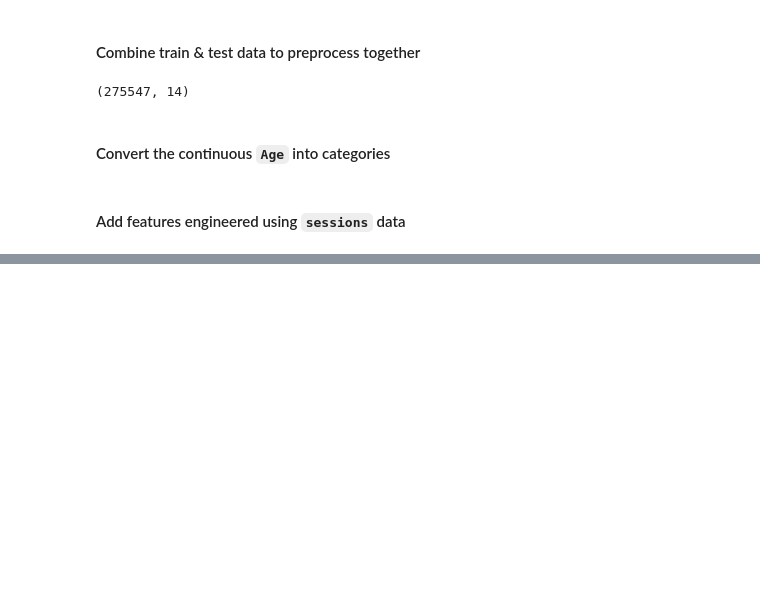
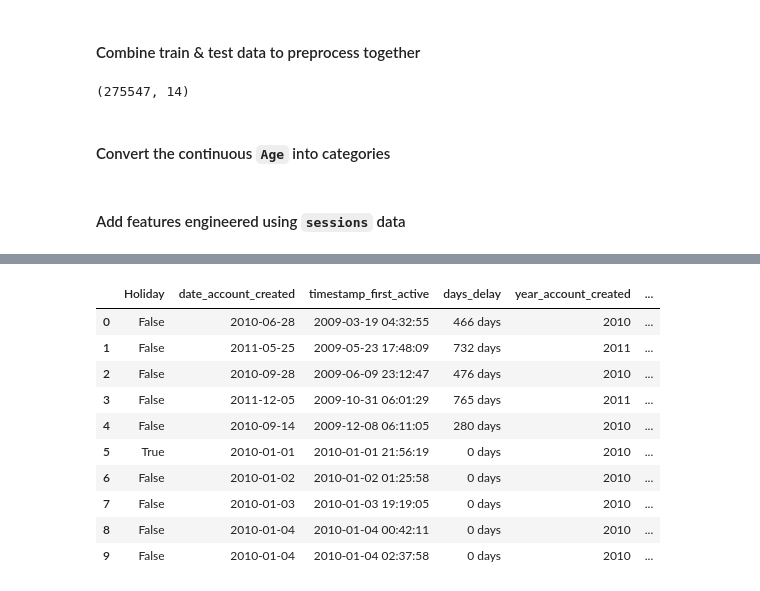
Before and after one commit to xingliuUT/History-Kaggle-Airbnb, a Jupyter notebook: solution.ipynb, the cells around one changed output, grey strips where cells are left out. Drawn from its saved outputs; the diff is of its cells as text; code cells hidden in the pictures; blank space fills up the shorter version.

Commit message:
feat: add feats (yr, mon, day in wk, holiday etc)

```diff
--- a/solution.ipynb
+++ b/solution.ipynb
@@ -440,6 +440,9 @@ for feat in cat_features:
 # %%
 train_users_data.loc[:,'date_account_created'] = pd.to_datetime(train_users_data.date_account_created)
 test_users_data.loc[:,'date_account_created'] = pd.to_datetime(test_users_data.date_account_created)
+# %%
+train_users_data.loc[:,'date_account_created'] = train_users_data.date_account_created.apply(lambda x: pd.to_datetime(x.strftime('%x')))
+test_users_data.loc[:,'date_account_created'] = test_users_data.date_account_created.apply(lambda x: pd.to_datetime(x.strftime('%x')))
 # %%
 train_users_data.loc[:,'timestamp_first_active'] = pd.to_datetime(train_users_data.timestamp_first_active.apply(str))
 test_users_data.loc[:,'timestamp_first_active'] = pd.to_datetime(test_users_data.timestamp_first_active.apply(str))
@@ -550,0 +567,34 @@ full_data = pd.merge(full_data, sessions_action_counts, how = 'left', on = 'id')
+# %%
+# full_data.loc[:,'date_account_created'] = pd.to_datetime(full_data.date_account_created)
+# full_data.loc[:,'date_account_created'] = full_data.date_account_created.apply(lambda x: pd.to_datetime(x.strftime('%x')))
+# full_data.loc[:,'timestamp_first_active'] = pd.to_datetime(full_data.timestamp_first_active.apply(str))
+
+full_data['year_account_created'] = full_data.date_account_created.apply(lambda x: x.year)
+full_data['month_account_created'] = full_data.date_account_created.apply(lambda x: x.month)
+full_data['dayinmonth_account_created'] = full_data.date_account_created.apply(lambda x: x.day)
+# Monday is 1 and Sunday is 7
+full_data['dayinweek_account_created'] = full_data.date_account_created.apply(lambda x: x.isoweekday())
+# %%
+full_data['days_delay'] = full_data.date_account_created - full_data.timestamp_first_active.apply(lambda x: pd.to_datetime(x.strftime('%x')))
+# %%
+from pandas.tseries.holiday import USFederalHolidayCalendar as calendar
+
+cal = calendar()
+holidays = cal.holidays(start = full_data.date_account_created.min(),
+                        end = full_data.date_account_created.max())
+
+full_data['Holiday'] = full_data.date_account_created.isin(holidays)
+# %%
+full_data.loc[:,['Holiday', 'date_account_created', 'timestamp_first_active', 'days_delay', 'year_account_created', 'month_account_created', 'dayinmonth_account_created', 'dayinweek_account_created']].head(10)
+# %% [output]
+|  | Holiday | date_account_created | timestamp_first_active | days_delay | year_account_created | ... |
+| 0 | False | 2010-06-28 | 2009-03-19 04:32:55 | 466 days | 2010 | ... |
+| 1 | False | 2011-05-25 | 2009-05-23 17:48:09 | 732 days | 2011 | ... |
+| 2 | False | 2010-09-28 | 2009-06-09 23:12:47 | 476 days | 2010 | ... |
+| 3 | False | 2011-12-05 | 2009-10-31 06:01:29 | 765 days | 2011 | ... |
+| 4 | False | 2010-09-14 | 2009-12-08 06:11:05 | 280 days | 2010 | ... |
+| 5 | True | 2010-01-01 | 2010-01-01 21:56:19 | 0 days | 2010 | ... |
+| 6 | False | 2010-01-02 | 2010-01-02 01:25:58 | 0 days | 2010 | ... |
+| 7 | False | 2010-01-03 | 2010-01-03 19:19:05 | 0 days | 2010 | ... |
+| 8 | False | 2010-01-04 | 2010-01-04 00:42:11 | 0 days | 2010 | ... |
+| 9 | False | 2010-01-04 | 2010-01-04 02:37:58 | 0 days | 2010 | ... |
```
Also changed, not shown: parts of 3 cells of this notebook.
